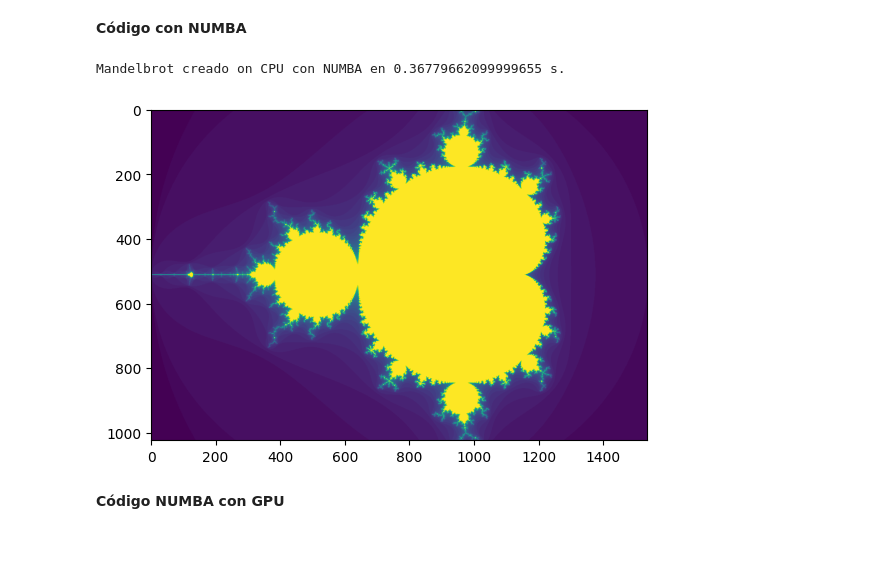
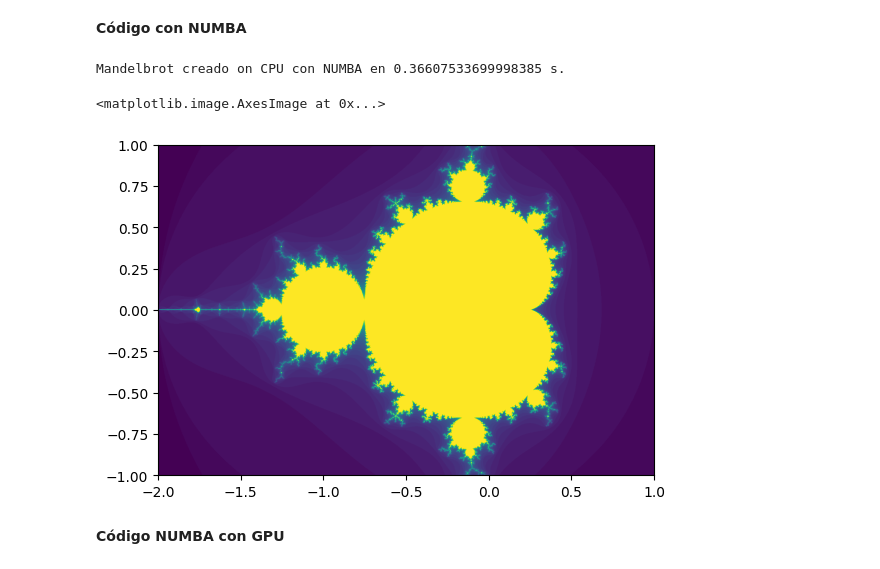
Before and after one commit to jugernaut/MACTI-manejodatos, a Jupyter notebook: Simulacion/FractalesCUDA.ipynb, the cells around one changed output. Saved outputs shown, nothing was run; the diff lists cells and outputs as text; code cells hidden in the pictures.

```diff
--- a/Simulacion/FractalesCUDA.ipynb
+++ b/Simulacion/FractalesCUDA.ipynb
@@ -196,30 +194,34 @@ mandel_numba = jit(nb.uint32(nb.float32, nb.float32, nb.uint32))(mandel)
 # %%
+# se convierte la funcion mandel en versión de numba
+mandel_numba = jit(nb.uint32(nb.float32, nb.float32, nb.uint32))(mandel)
+
 @jit
 def create_fractal_numba(xmin, xmax, ymin, ymax, image, iters):
     height, width = image.shape
 
     pixel_size_x = (xmax - xmin)/width
     pixel_size_y = (ymax - ymin)/height
 
     for x in range(width):
         real = xmin + x*pixel_size_x
         for y in range(height):
             imag = ymin + y*pixel_size_y
             color = mandel_numba(real, imag, iters)
             image[y, x]  = color
+
+gimage = np.zeros((1024, 1536), dtype=np.uint8)
+xmin, xmax, ymin, ymax = np.array([-2.0, 1.0, -1.0, 1.0]).astype('float32')
+iters = 50
+
+start = timer()
+create_fractal_numba(xmin, xmax, ymin, ymax, gimage, iters)
+dt_numba = timer() - start
+
+print(f"Mandelbrot creado on CPU con NUMBA en {dt_numba} s.")
+plt.imshow(gimage, cmap='viridis', extent=[-2, 1, -1, 1])
+# %% [output]
+Mandelbrot creado on CPU con NUMBA en 0.36607533699998385 s.
+<matplotlib.image.AxesImage at 0x...>
+[figure, added]
-# %%
-gimage = np.zeros((1024, 1536), dtype=np.uint8)
-xmin, xmax, ymin, ymax = np.array([-2.0, 1.0, -1.0, 1.0]).astype('float32')
-iters = 50
-
-start = timer()
-create_fractal_numba(xmin, xmax, ymin, ymax, gimage, iters)
-dt_numba = timer() - start
-
-print(f"Mandelbrot creado on CPU con NUMBA en {dt_numba} s.")
-plt.imshow(gimage);
-# %% [output]
-Mandelbrot creado on CPU con NUMBA en 0.36779662099999655 s.
-[figure, removed]
 # %% [markdown]
 **Código NUMBA con GPU**
```
Also changed, not shown: parts of 11 cells of this notebook.
